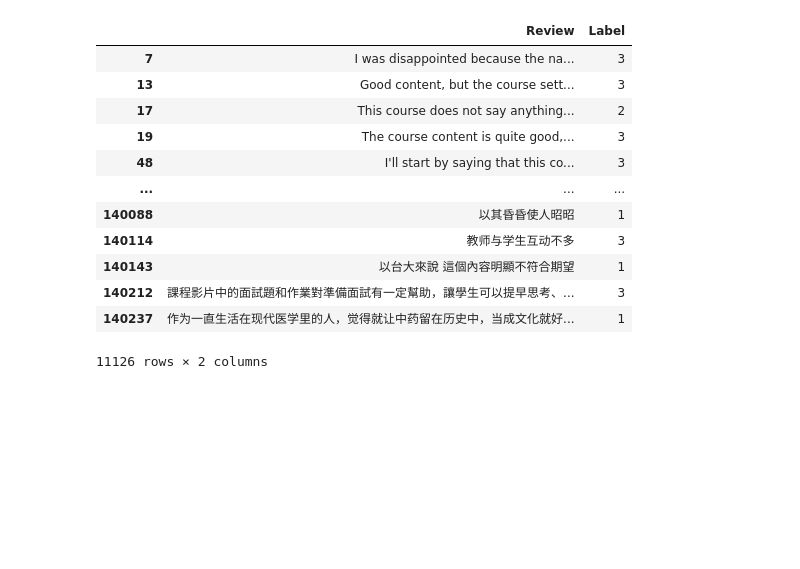
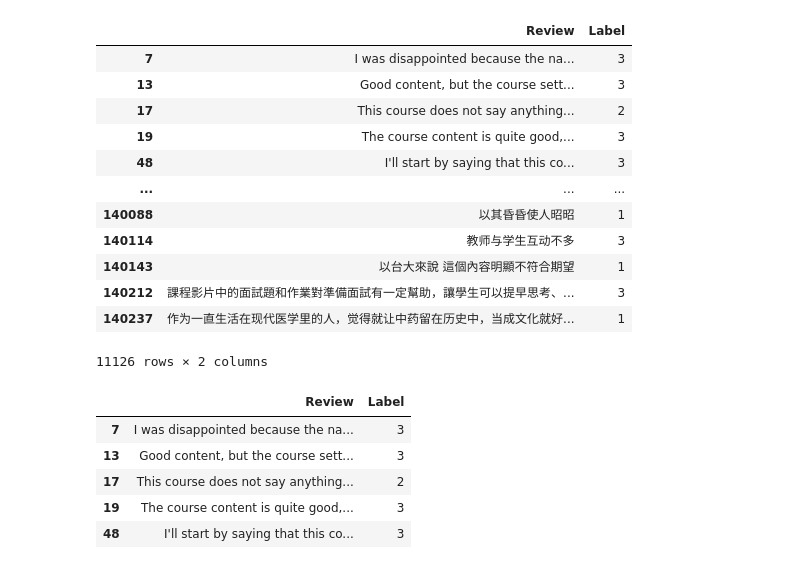
Before and after one commit to genie-lee-beep/Jieun-Lee, a Jupyter notebook: NLP/Coursera review analysis.ipynb, the cells around one changed output. Cells and saved outputs as stored; diff of their text form; code cells hidden in the pictures; blank space fills up the shorter version.

```diff
--- a/NLP/Coursera review analysis.ipynb
+++ b/NLP/Coursera review analysis.ipynb
@@ -111,3 +103,12 @@ reviews_neg
 | 140212 | 課程影片中的面試題和作業對準備面試有一定幫助，讓學生可以提早思考、... | 3 |
 | 140237 | 作为一直生活在现代医学里的人，觉得就让中药留在历史中，当成文化就好... | 1 |
 11126 rows × 2 columns
+# %%
+reviews_neg.head()
+# %% [output]
+|  | Review | Label |
+| 7 | I was disappointed because the na... | 3 |
+| 13 | Good content, but the course sett... | 3 |
+| 17 | This course does not say anything... | 2 |
+| 19 | The course content is quite good,... | 3 |
+| 48 | I'll start by saying that this co... | 3 |
```
Also changed, not shown: parts of 8 cells of this notebook.
